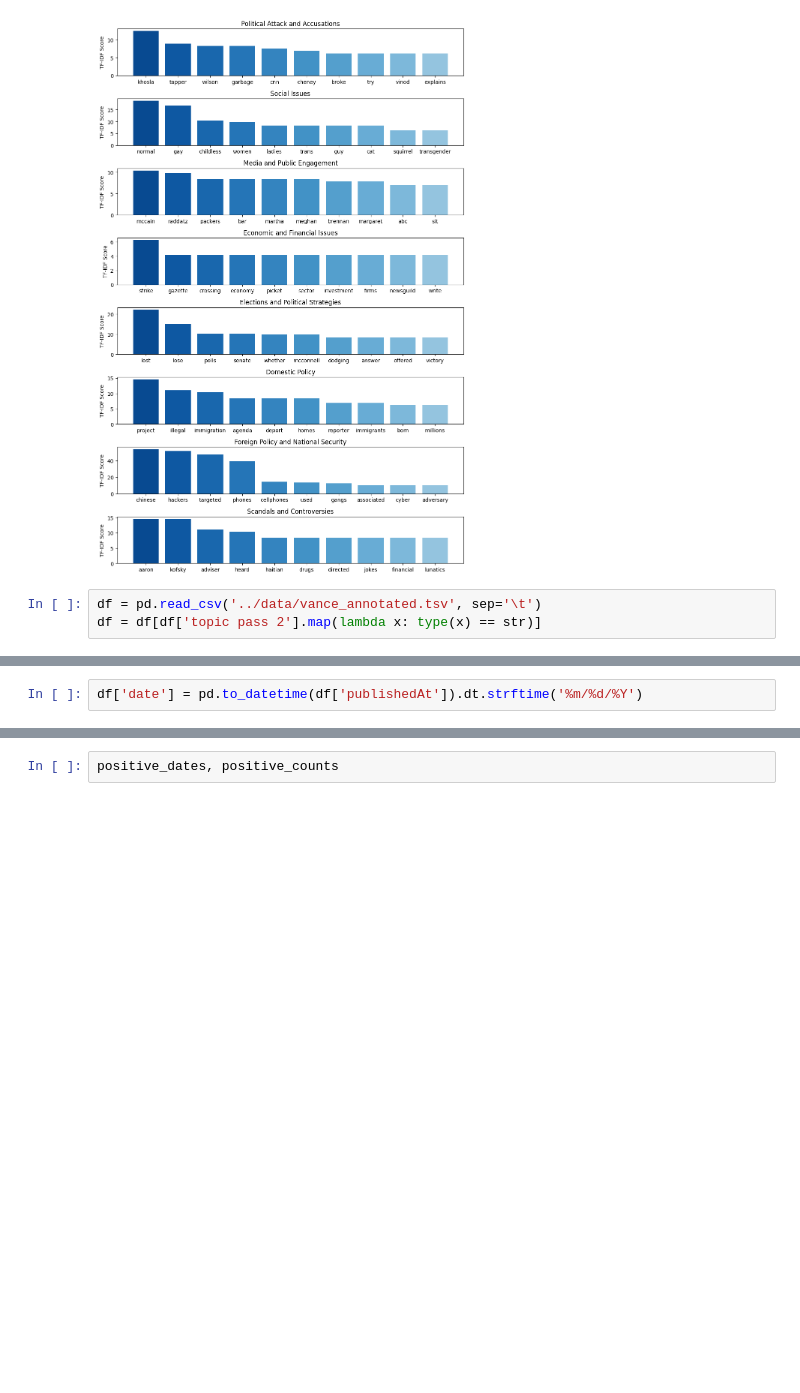
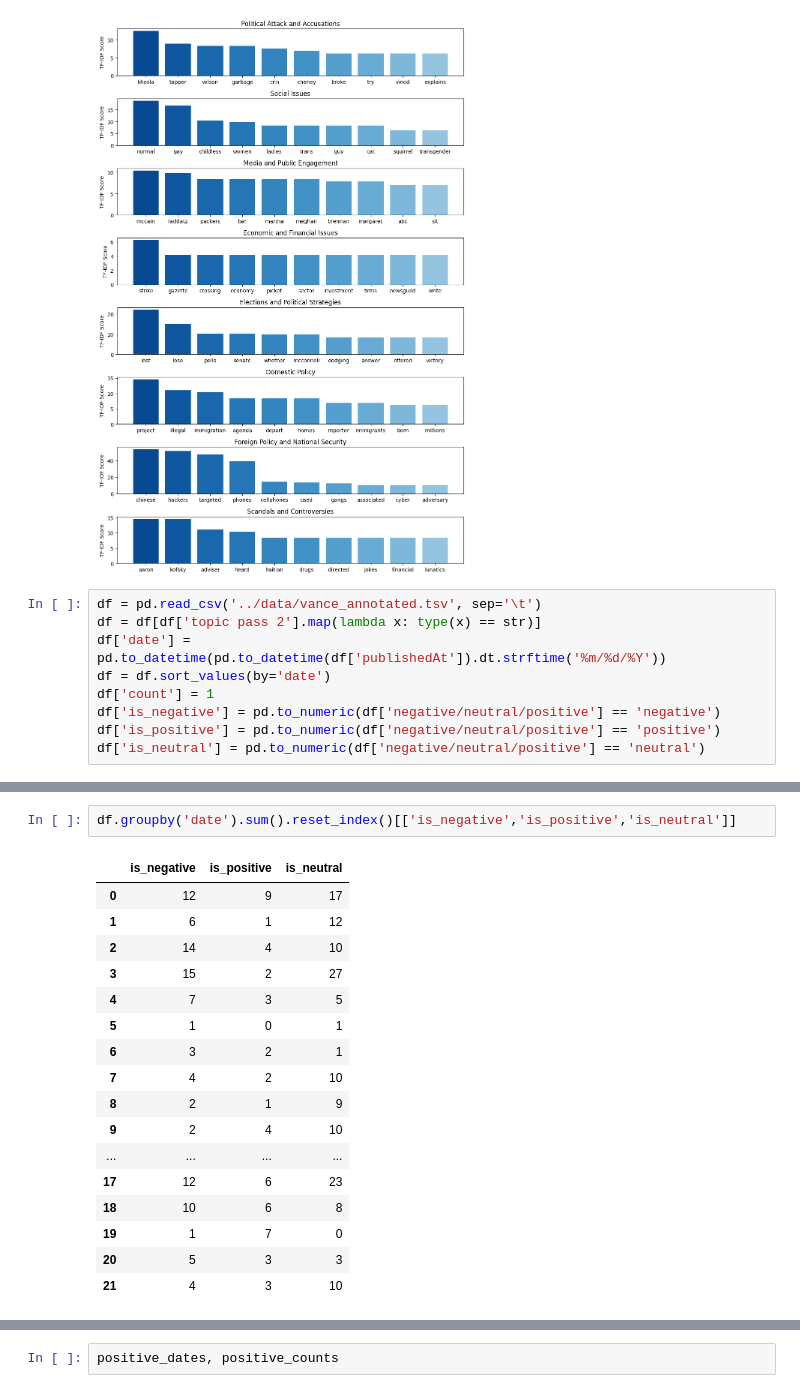
Before and after one commit to jikaelgagnon/comp370-final-project, a Jupyter notebook: scripts/testing.ipynb, the cells around one changed output, grey strips where cells are left out. Saved outputs shown, nothing was run; the diff lists cells and outputs as text; blank space fills up the shorter version.

```diff
--- a/scripts/testing.ipynb
+++ b/scripts/testing.ipynb
@@ -173,3 +173,9 @@ plt.show()
 # %%
 df = pd.read_csv('../data/vance_annotated.tsv', sep='\t')
 df = df[df['topic pass 2'].map(lambda x: type(x) == str)]
+df['date'] = pd.to_datetime(pd.to_datetime(df['publishedAt']).dt.strftime('%m/%d/%Y'))
+df = df.sort_values(by='date')
+df['count'] = 1
+df['is_negative'] = pd.to_numeric(df['negative/neutral/positive'] == 'negative')
+df['is_positive'] = pd.to_numeric(df['negative/neutral/positive'] == 'positive')
+df['is_neutral'] = pd.to_numeric(df['negative/neutral/positive'] == 'neutral')
@@ -185,2 +182,20 @@ df.head()
-# %%
-df['date'] = pd.to_datetime(df['publishedAt']).dt.strftime('%m/%d/%Y')
+# %%
+df.groupby('date').sum().reset_index()[['is_negative','is_positive','is_neutral']]
+# %% [output]
+|  | is_negative | is_positive | is_neutral |
+| 0 | 12 | 9 | 17 |
+| 1 | 6 | 1 | 12 |
+| 2 | 14 | 4 | 10 |
+| 3 | 15 | 2 | 27 |
+| 4 | 7 | 3 | 5 |
+| 5 | 1 | 0 | 1 |
+| 6 | 3 | 2 | 1 |
+| 7 | 4 | 2 | 10 |
+| 8 | 2 | 1 | 9 |
+| 9 | 2 | 4 | 10 |
+| ... | ... | ... | ... |
+| 17 | 12 | 6 | 23 |
+| 18 | 10 | 6 | 8 |
+| 19 | 1 | 7 | 0 |
+| 20 | 5 | 3 | 3 |
+| 21 | 4 | 3 | 10 |
```
Also changed, not shown: parts of 5 cells of this notebook, 1 other file.
